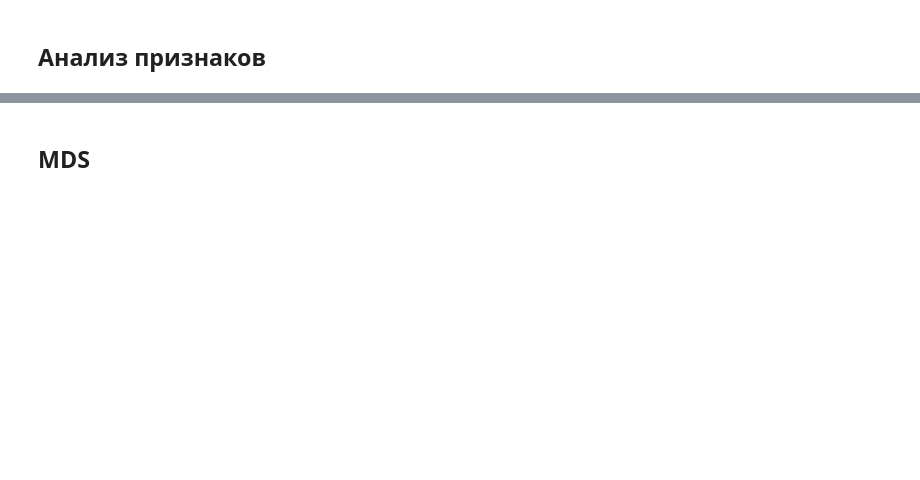
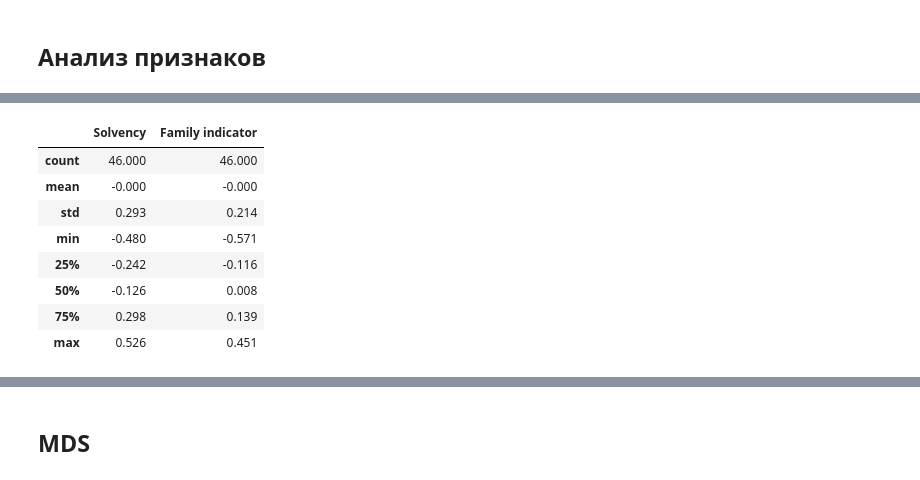
Before and after one commit to GrafVonTee/Kalyagin-Lab1, a Jupyter notebook: lab1.ipynb, the cells around one changed output, grey strips where cells are left out. Cells and saved outputs as stored; diff of their text form; code cells hidden in the pictures; blank space fills up the shorter version.

```diff
--- a/lab1.ipynb
+++ b/lab1.ipynb
@@ -502,0 +514,13 @@ Name: mean, dtype: float64
+# %%
+pd.set_option('display.float_format', lambda x: f'{x:,.3f}')
+clients_coords.describe()
+# %% [output]
+|  | Solvency | Family indicator |
+| count | 46.000 | 46.000 |
+| mean | -0.000 | -0.000 |
+| std | 0.293 | 0.214 |
+| min | -0.480 | -0.571 |
+| 25% | -0.242 | -0.116 |
+| 50% | -0.126 | 0.008 |
+| 75% | 0.298 | 0.139 |
+| max | 0.526 | 0.451 |
```
Also changed, not shown: parts of 20 cells of this notebook.
